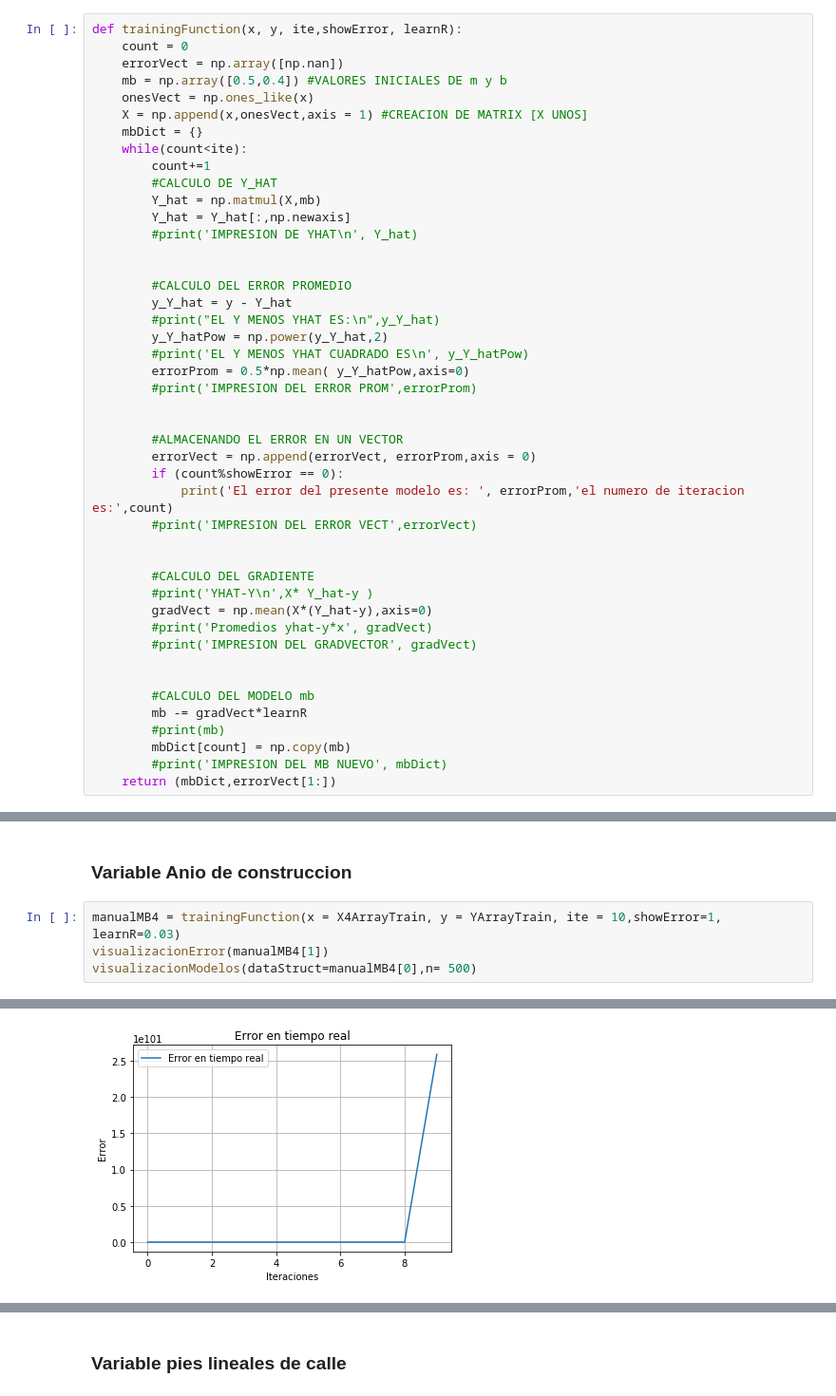
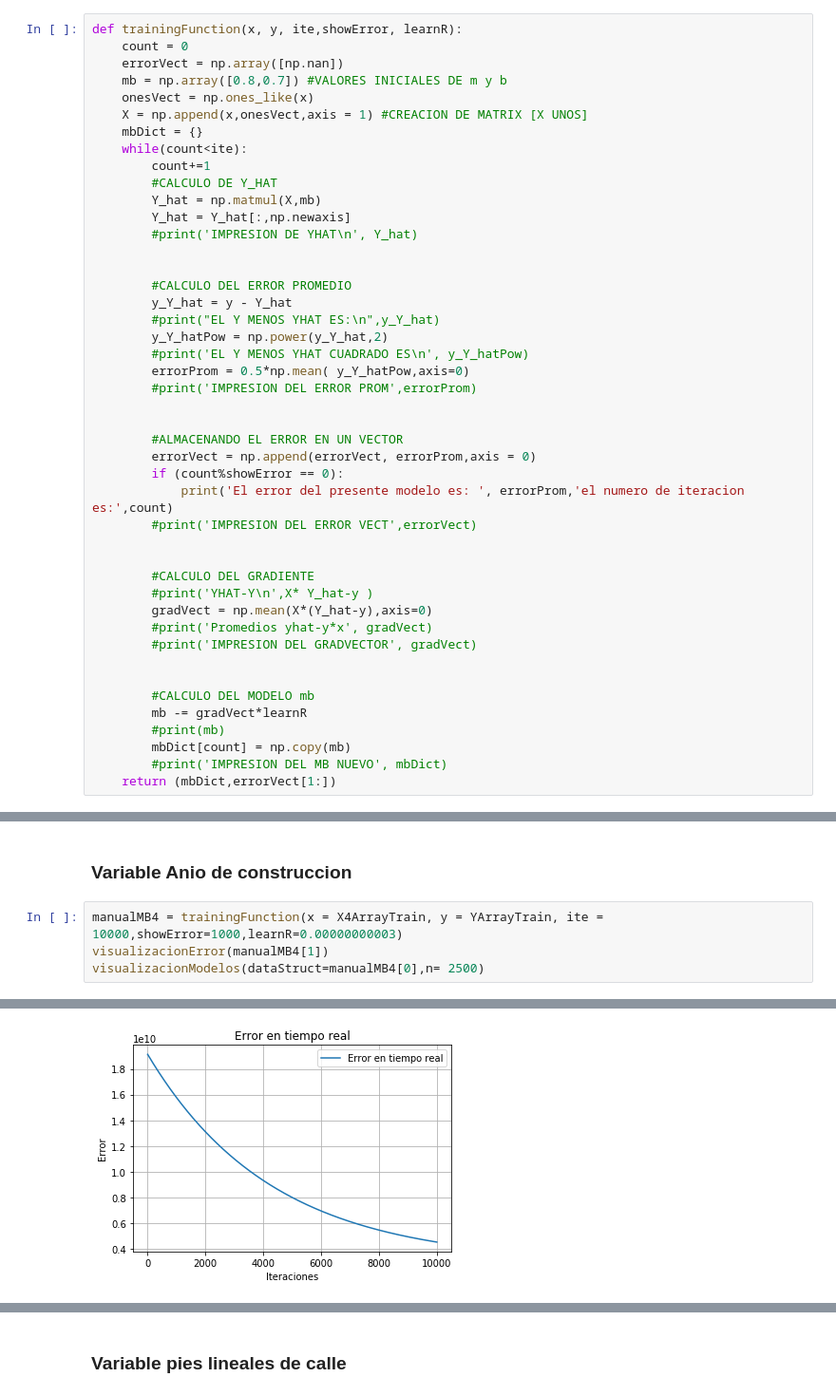
Before and after one commit to franmorales/DSGalileo, a Jupyter notebook: pyProject.ipynb, the cells around one changed output, grey strips where cells are left out. Shown at 95% size. Drawn from its saved outputs; the diff is of its cells as text.

```diff
--- a/pyProject.ipynb
+++ b/pyProject.ipynb
@@ -269,7 +269,7 @@ plt.show()
 def trainingFunction(x, y, ite,showError, learnR):
     count = 0
     errorVect = np.array([np.nan])
-    mb = np.array([0.5,0.4]) #VALORES INICIALES DE m y b
+    mb = np.array([0.8,0.7]) #VALORES INICIALES DE m y b
     onesVect = np.ones_like(x)
     X = np.append(x,onesVect,axis = 1) #CREACION DE MATRIX [X UNOS]
     mbDict = {}
@@ -448,7 +454,7 @@ El error del presente modelo es:  [2.39957811e+09] el numero de iteracion es: 15
 # %% [markdown]
 ### Variable Anio de construccion
 # %%
-manualMB4 = trainingFunction(x = X4ArrayTrain, y = YArrayTrain, ite = 10,showError=1, learnR=0.03)
+manualMB4 = trainingFunction(x = X4ArrayTrain, y = YArrayTrain, ite = 10000,showError=1000,learnR=0.00000000003)
 visualizacionError(manualMB4[1])
-visualizacionModelos(dataStruct=manualMB4[0],n= 500)
+visualizacionModelos(dataStruct=manualMB4[0],n= 2500)
 # %% [output]
@@ -465 +471 @@ El error del presente modelo es:  [2.58704516e+101] el numero de iteracion es: 1
-[figure, old version]
+[figure, new version]
```
Also changed, not shown: parts of 5 cells of this notebook.
